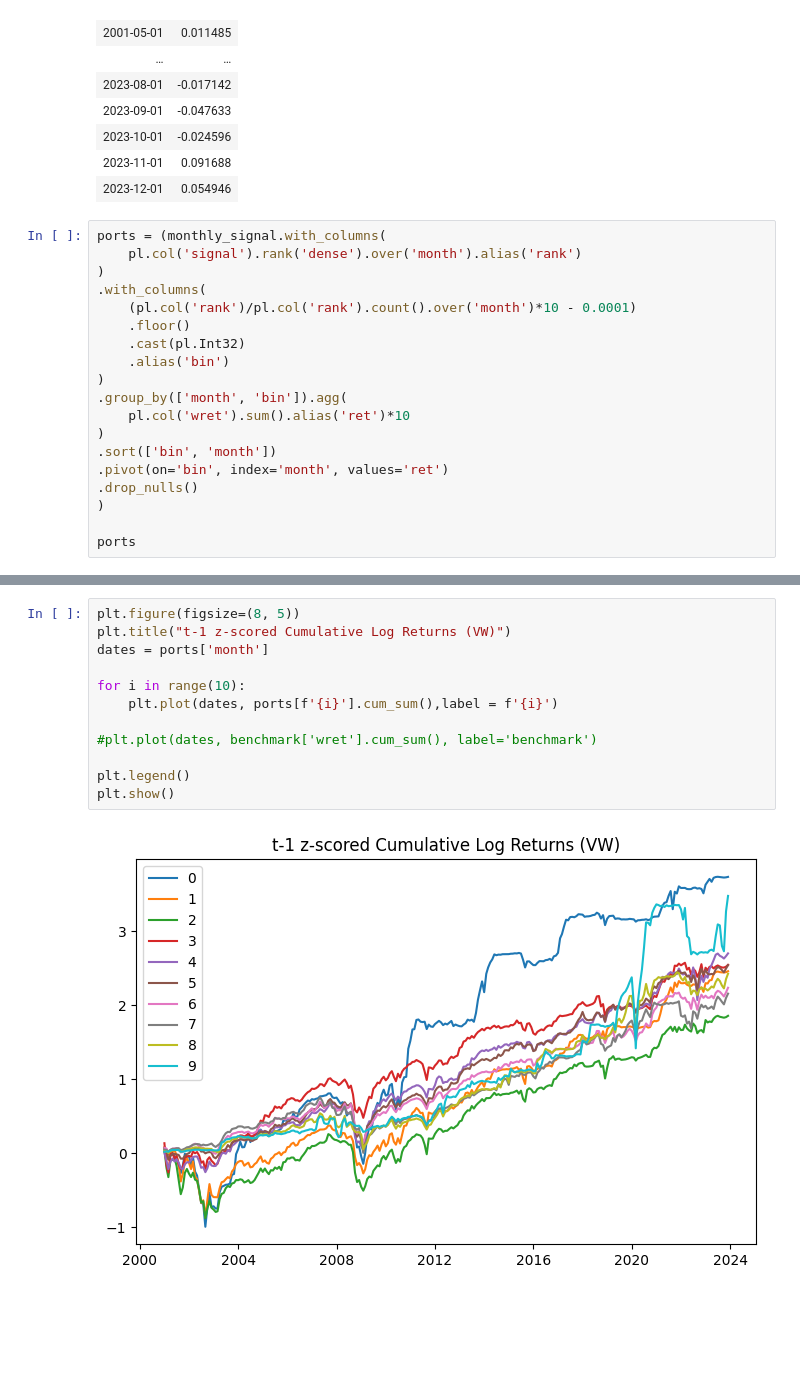
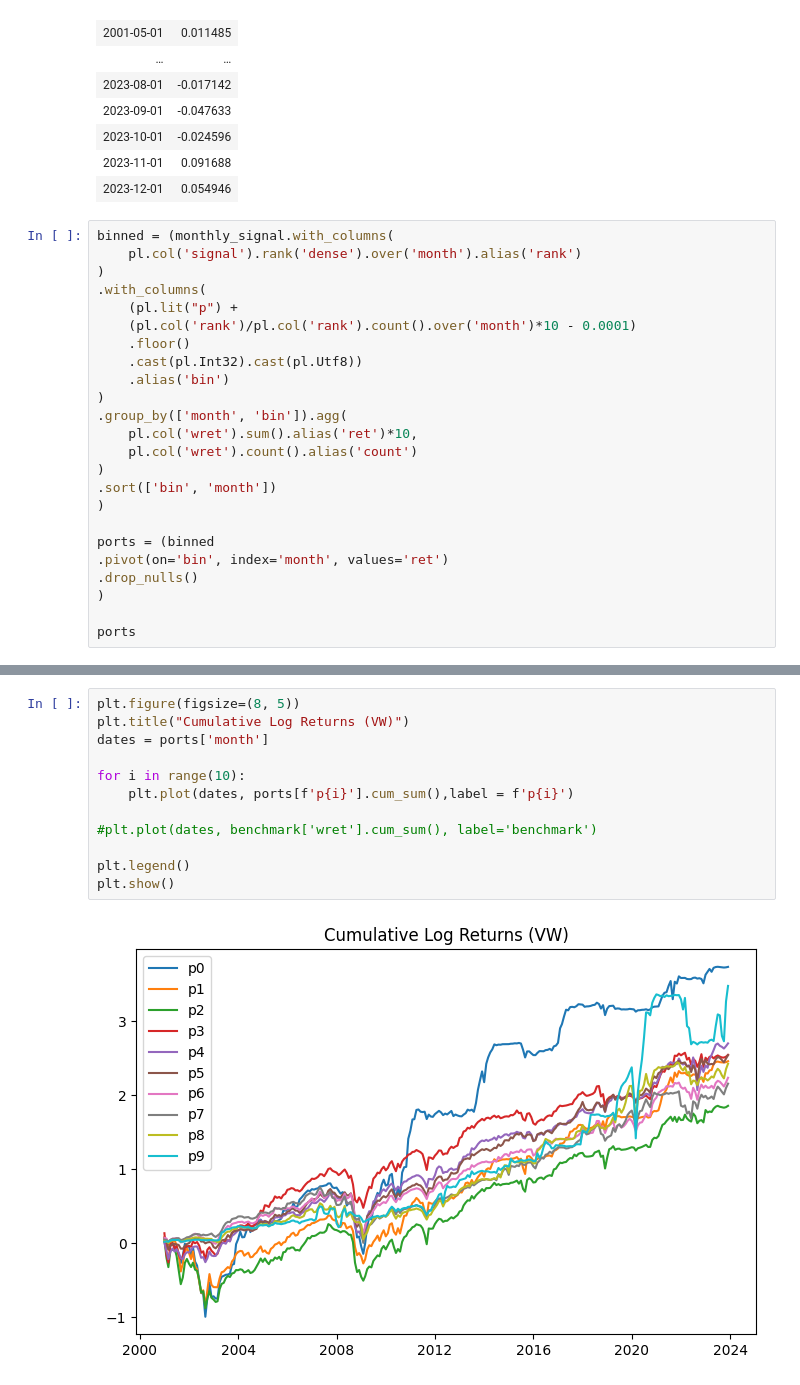
Before and after one commit to rvance1/factor-momentum, a Jupyter notebook: notebooks/backtest-plots.ipynb, the cells around one changed output, grey strips where cells are left out. Saved outputs shown, nothing was run; the diff lists cells and outputs as text; blank space fills up the shorter version.

Commit message:
added plots

```diff
--- a/notebooks/backtest-plots.ipynb
+++ b/notebooks/backtest-plots.ipynb
@@ -54,19 +53,24 @@ shape: (276, 2)
 | 2023-11-01 | 0.091688 |
 | 2023-12-01 | 0.054946 |
 # %%
-ports = (monthly_signal.with_columns(
+binned = (monthly_signal.with_columns(
     pl.col('signal').rank('dense').over('month').alias('rank')
 )
 .with_columns(
+    (pl.lit("p") +
     (pl.col('rank')/pl.col('rank').count().over('month')*10 - 0.0001)
     .floor()
-    .cast(pl.Int32)
+    .cast(pl.Int32).cast(pl.Utf8))
     .alias('bin')
 )
 .group_by(['month', 'bin']).agg(
-    pl.col('wret').sum().alias('ret')*10
+    pl.col('wret').sum().alias('ret')*10,
+    pl.col('wret').count().alias('count')
 )
 .sort(['bin', 'month'])
+)
+
+ports = (binned
 .pivot(on='bin', index='month', values='ret')
 .drop_nulls()
 )
@@ -89,15 +93,15 @@ shape: (276, 11)
 | 2023-12-01 | 0.006242 | 0.014024 | 0.017759 | 0.025246 | 0.036488 | 0.04561 | 0.062947 | 0.058341 | 0.073623 | 0.209178 |
 # %%
 plt.figure(figsize=(8, 5))
-plt.title("t-1 z-scored Cumulative Log Returns (VW)")
+plt.title("Cumulative Log Returns (VW)")
 dates = ports['month']
 
 for i in range(10):
-    plt.plot(dates, ports[f'{i}'].cum_sum(),label = f'{i}')
+    plt.plot(dates, ports[f'p{i}'].cum_sum(),label = f'p{i}')
 
 #plt.plot(dates, benchmark['wret'].cum_sum(), label='benchmark')
 
 plt.legend()
 plt.show()
 # %% [output]
-[figure, old version]
+[figure, new version]
```
Also changed, not shown: parts of 7 cells of this notebook, 4 other files.
